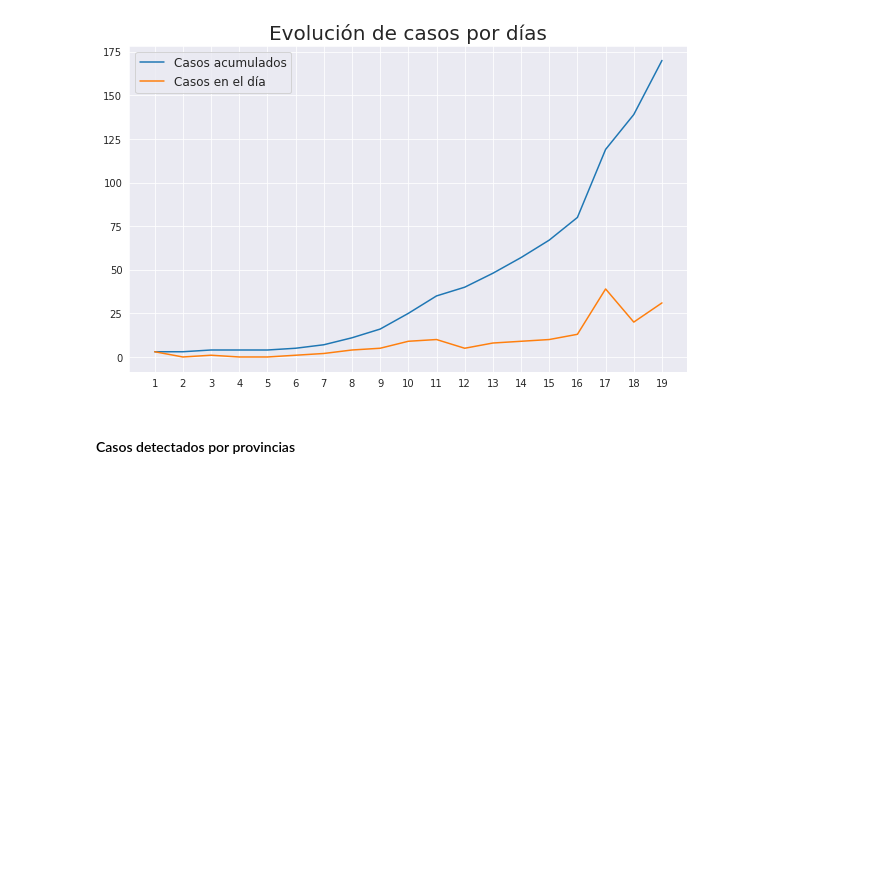
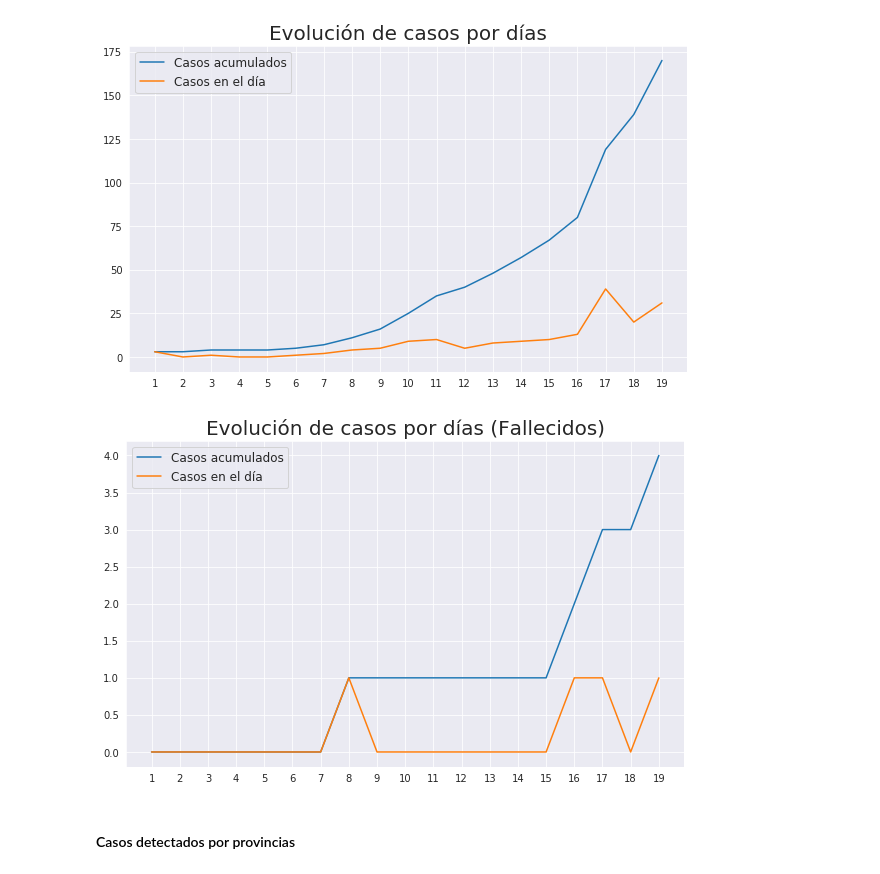
Before and after one commit to luiscib3r/COVID19-Cuba, a Jupyter notebook: covid19cubadata.ipynb, the cells around one changed output. Cells and saved outputs as stored; diff of their text form; code cells hidden in the pictures; blank space fills up the shorter version.

Commit message:
Evolution Fallecidos

```diff
--- a/covid19cubadata.ipynb
+++ b/covid19cubadata.ipynb
@@ -328,6 +328,20 @@ plt.legend(frameon=True, fontsize=12)
 plt.show()
 # %% [output]
 [figure]
+# %%
+muertes_acc = []
+
+for i, _ in enumerate(muertes):
+    muertes_acc.append(sum(muertes[:i+1]))
+# %%
+plt.figure(figsize=(10, 6))
+plt.plot([str(i) for i in range(1,len(muertes)+1)], muertes_acc, label='Casos acumulados')
+plt.plot([str(i) for i in range(1,len(muertes)+1)], muertes, label='Casos en el día')
+plt.title('Evolución de casos por días (Fallecidos)', fontsize=20)
+plt.legend(frameon=True, fontsize=12)
+plt.show()
+# %% [output]
+[figure, added]
 # %% [markdown]
 #### Casos detectados por provincias
 # %%
```
